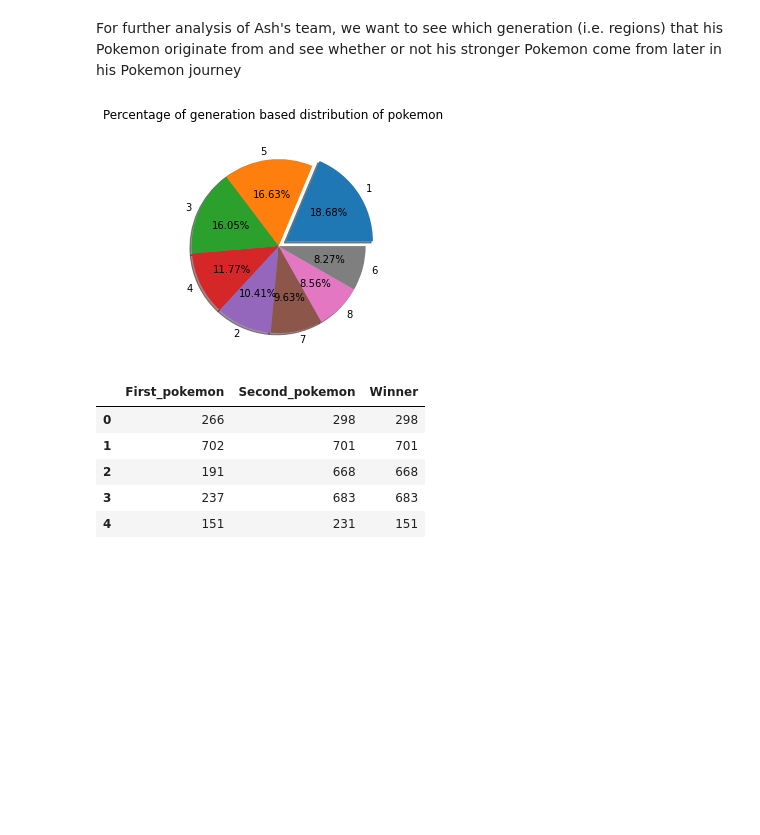
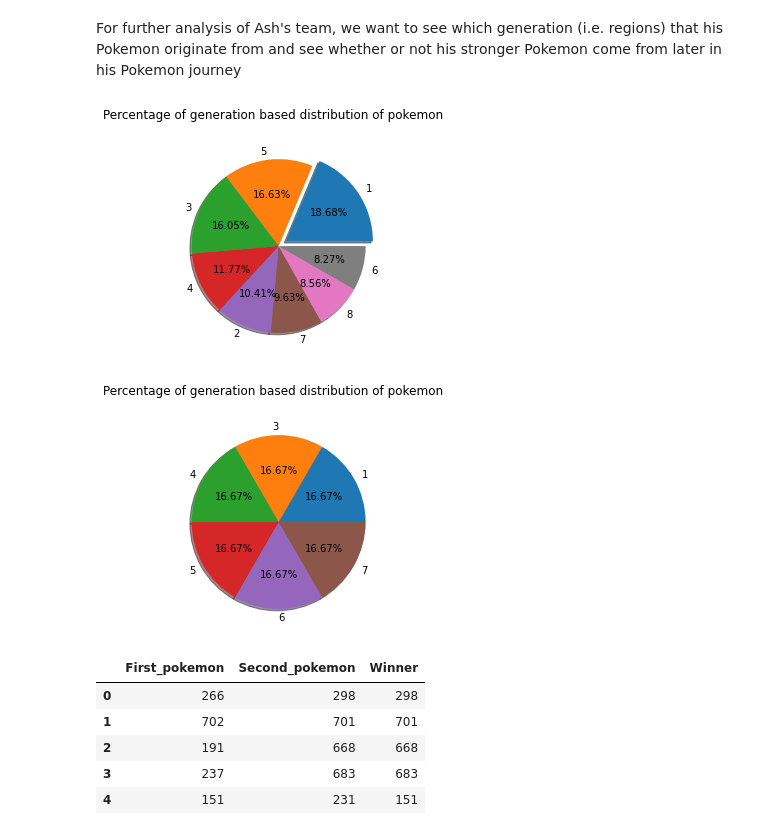
Before and after one commit to codingdn/cmsc320final, a Jupyter notebook: cmsc320final.ipynb, the cells around one changed output. Drawn from its saved outputs; the diff is of its cells as text; code cells hidden in the pictures; blank space fills up the shorter version.

```diff
--- a/cmsc320final.ipynb
+++ b/cmsc320final.ipynb
@@ -320,22 +314,23 @@ For further analysis of Ash's team, we want to see which generation (i.e. region
 # %%
 generation =  dict(all_pokemon['generation'].value_counts())
 gen_counts = generation.values()
 gen = generation.keys()
 fig = plt.figure()
 fig.suptitle("Percentage of generation based distribution of pokemon")
 explode = (0.1, 0, 0, 0, 0, 0, 0, 0)
 plt.pie(gen_counts, labels = gen,autopct='%1.2f%%', shadow=True, explode=explode)
 plt.show()
 
-# generation =  dict(ash_pokemon_type_filtered['generation'].value_counts())
-# gen_counts = generation.values()
-# gen = generation.keys()
-# fig = plt.figure()
-# fig.suptitle("Percentage of generation based distribution of pokemon")
-# plt.pie(gen_counts, labels = gen,autopct='%1.2f%%', shadow=True)
-# plt.show()
+generation =  dict(ash_pokemon_type_filtered['generation'].value_counts())
+gen_counts = generation.values()
+gen = generation.keys()
+fig = plt.figure()
+fig.suptitle("Percentage of generation based distribution of pokemon")
+plt.pie(gen_counts, labels = gen,autopct='%1.2f%%', shadow=True)
+plt.show()
 # %% [output]
 [figure]
+[figure, added]
 # %%
 combats_df = pd.read_csv("data/combats.csv")
 combats_df.head()
```
Also changed, not shown: parts of 6 cells of this notebook.
